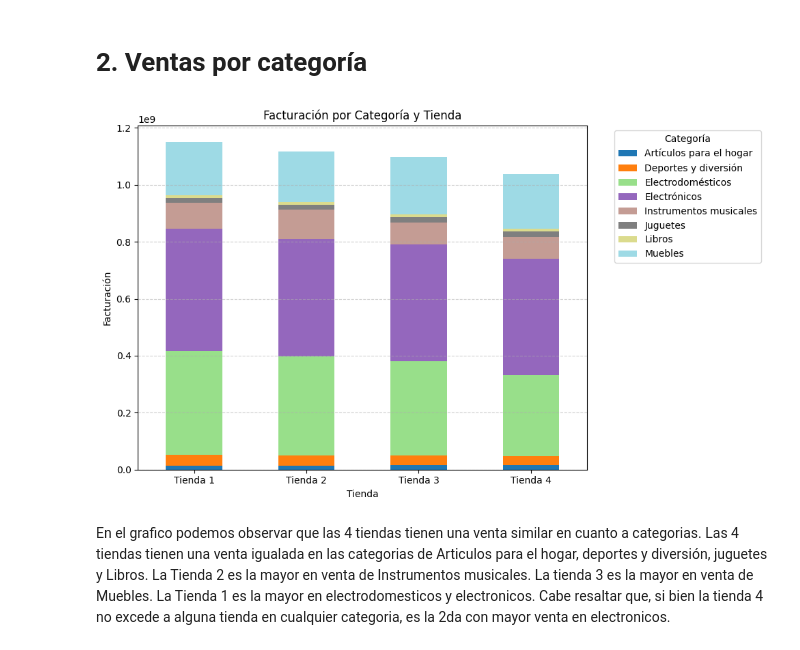
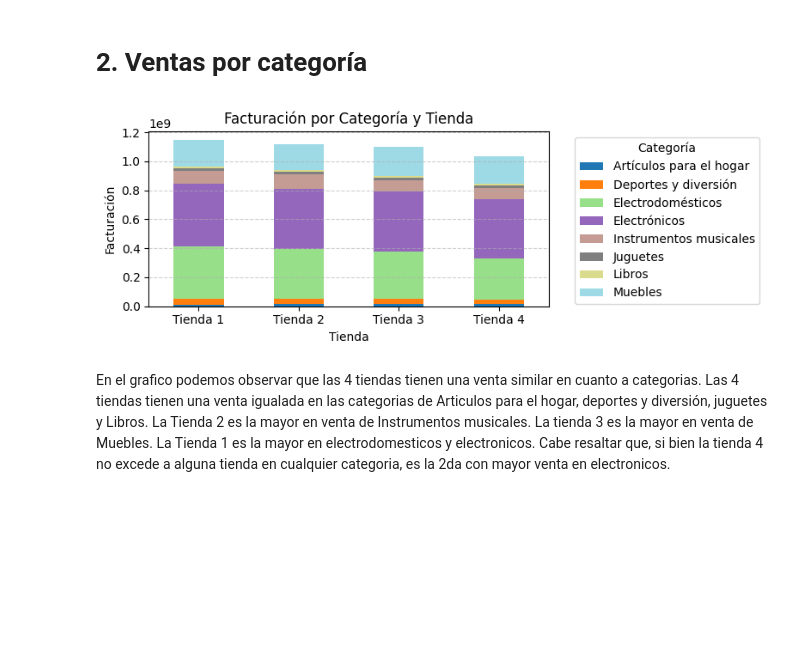
Before and after one commit to joslcan/Analisis.tiendas, a Jupyter notebook: AluraStoreLatam.ipynb, the cells around one changed output. Cells and saved outputs as stored; diff of their text form; code cells hidden in the pictures; blank space fills up the shorter version.

```diff
--- a/AluraStoreLatam.ipynb
+++ b/AluraStoreLatam.ipynb
@@ -106,18 +106,18 @@ tiendas = df_agrupado['Tienda'].unique()
 df_pivot = df_agrupado.pivot(index='Tienda', columns='Categoria', values='Facturacion').fillna(0)
 # %%
 #Grafica de barras apiladas
-ax = df_pivot.plot(kind='bar', stacked=True, figsize=(10, 6), colormap='tab20')
+ax = df_pivot.plot(kind='bar', stacked=True, figsize=(8, 3), colormap='tab20')
 
 matp.xlabel('Tienda')
 matp.ylabel('Facturación')
 matp.title('Facturación por Categoría y Tienda')
 matp.xticks(rotation=0)
 matp.legend(title='Categoría', bbox_to_anchor=(1.05, 1), loc='upper left')
 matp.grid(axis='y', linestyle='--', alpha=0.6)
 matp.tight_layout()
 matp.show()
 # %% [output]
-[figure, old version]
+[figure, new version]
 # %% [markdown]
 En el grafico podemos observar que las 4 tiendas tienen una venta similar en cuanto a categorias. Las 4 tiendas tienen una venta igualada en las categorias de Articulos para el hogar, deportes y diversión, juguetes y Libros. La Tienda 2 es la mayor en venta de Instrumentos musicales. La tienda 3 es la mayor en venta de Muebles. La Tienda 1 es la mayor en electrodomesticos y electronicos. Cabe resaltar que, si bien la tienda 4 no excede a alguna tienda en cualquier categoria, es la 2da con mayor venta en electronicos.
 # %% [markdown]
```
Also changed, not shown: parts of 24 cells of this notebook.
